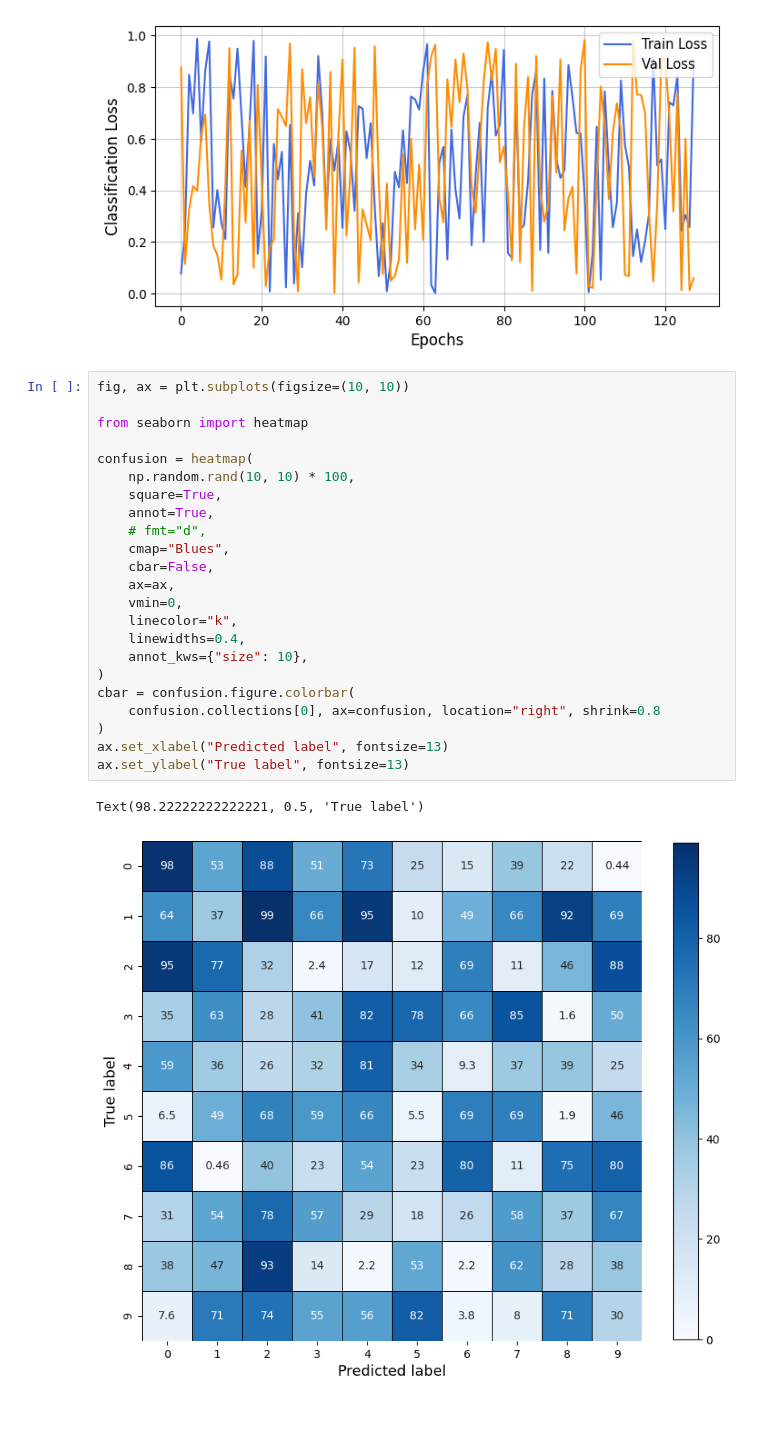
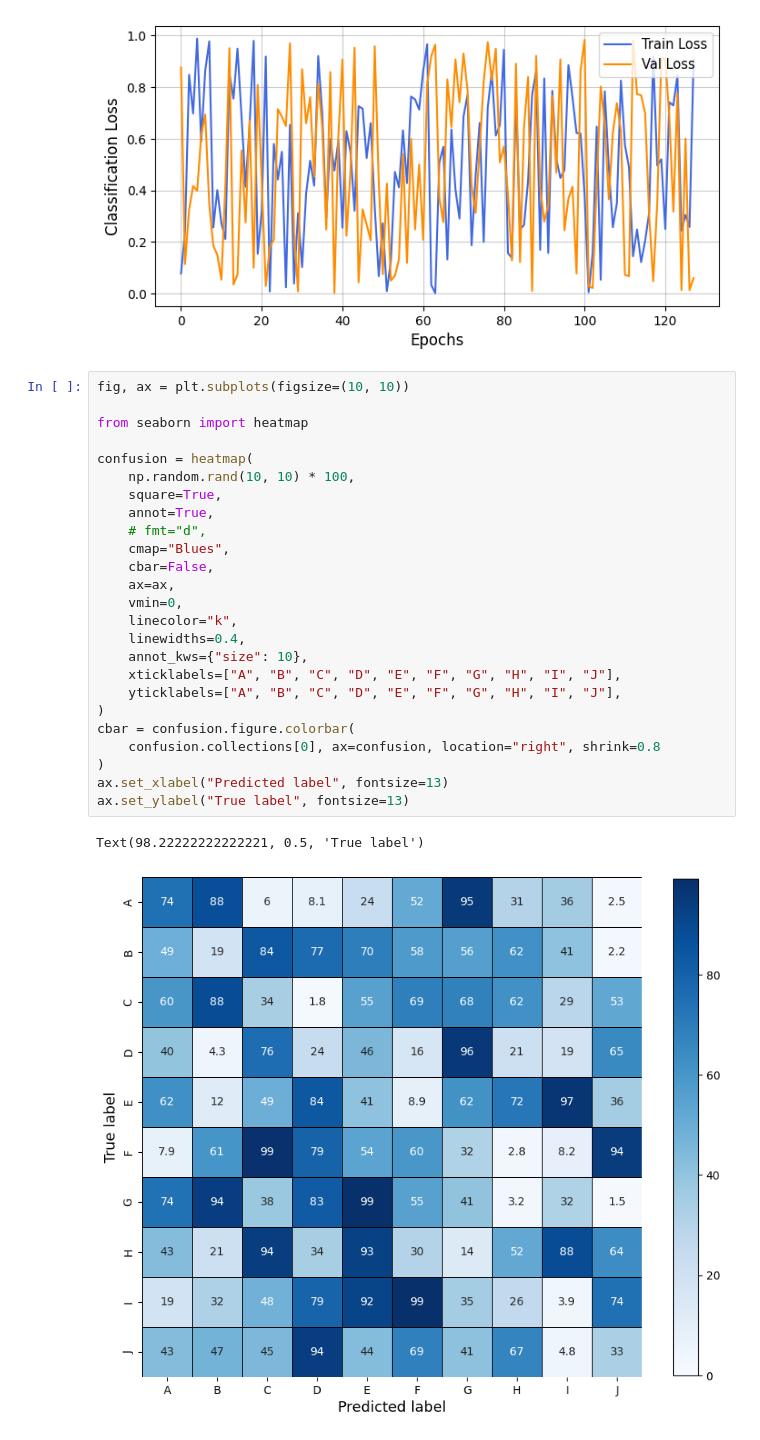
Before and after one commit to Vortex-AI-Group/Modulation-Classification-Library, a Jupyter notebook: download_datasets.ipynb, the cells around one changed output. Drawn from its saved outputs; the diff is of its cells as text.

Commit message:
whenxuan: update the plotting of the confunsion matrix

```diff
--- a/download_datasets.ipynb
+++ b/download_datasets.ipynb
@@ -39,26 +39,28 @@ Text(0, 0.5, 'Classification Loss')
 # %%
 fig, ax = plt.subplots(figsize=(10, 10))
 
 from seaborn import heatmap
 
 confusion = heatmap(
     np.random.rand(10, 10) * 100,
     square=True,
     annot=True,
     # fmt="d",
     cmap="Blues",
     cbar=False,
     ax=ax,
     vmin=0,
     linecolor="k",
     linewidths=0.4,
     annot_kws={"size": 10},
+    xticklabels=["A", "B", "C", "D", "E", "F", "G", "H", "I", "J"],
+    yticklabels=["A", "B", "C", "D", "E", "F", "G", "H", "I", "J"],
 )
 cbar = confusion.figure.colorbar(
     confusion.collections[0], ax=confusion, location="right", shrink=0.8
 )
 ax.set_xlabel("Predicted label", fontsize=13)
 ax.set_ylabel("True label", fontsize=13)
 # %% [output]
 Text(98.22222222222221, 0.5, 'True label')
-[figure, old version]
+[figure, new version]
```
Also changed, not shown: 2 other files.
